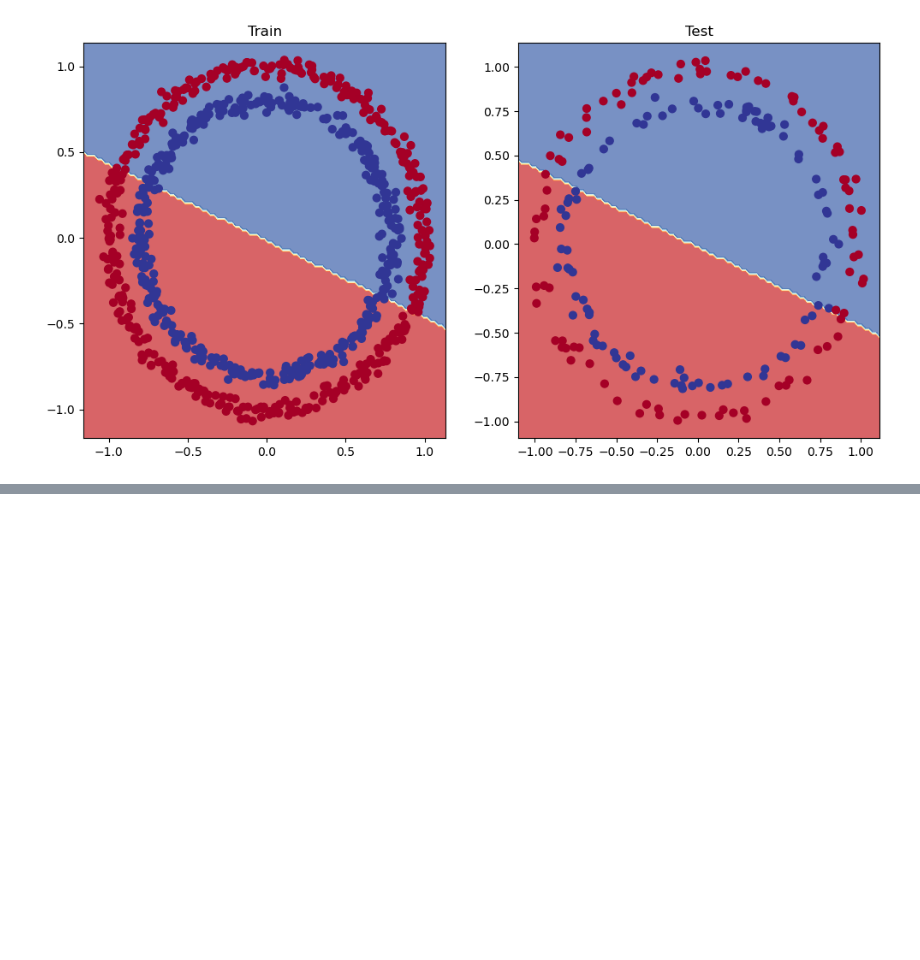
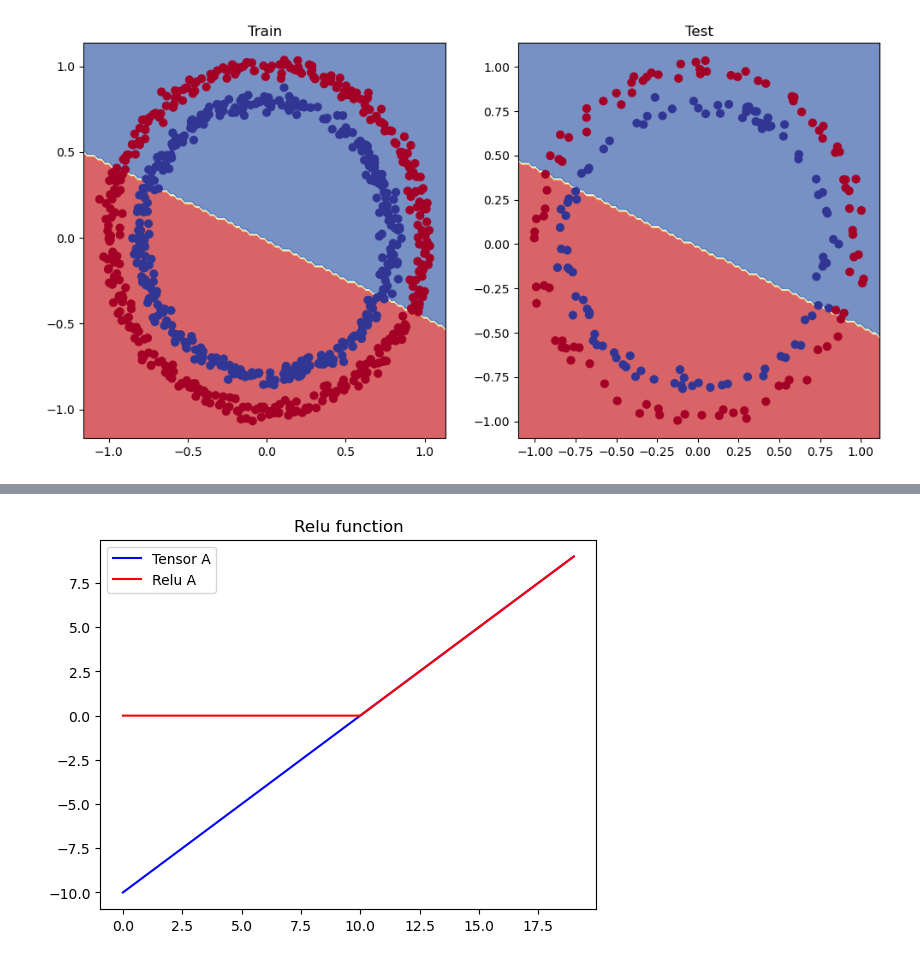
Before and after one commit to Joaqo99/Pytorch-tutorial, a Jupyter notebook: 02_Classification.ipynb, the cells around one changed output, grey strips where cells are left out. Drawn from its saved outputs; the diff is of its cells as text; code cells hidden in the pictures; blank space fills up the shorter version.

```diff
--- a/02_Classification.ipynb
+++ b/02_Classification.ipynb
@@ -454,0 +639,14 @@ plt.show()
+# %%
+def relu(x: torch.Tensor) -> torch.Tensor:
+    return torch.maximum(torch.tensor(0), x)
+
+A = torch.arange(-10, 10, 1, dtype=torch.float32)
+relu_A = relu(A)
+
+plt.plot(A, label="Tensor A", color="blue")
+plt.plot(relu_A, label="Relu A", color="red")
+plt.title("Relu function")
+plt.legend()
+plt.show()
+# %% [output]
+[figure, added]
```
Also changed, not shown: parts of 27 cells of this notebook.
